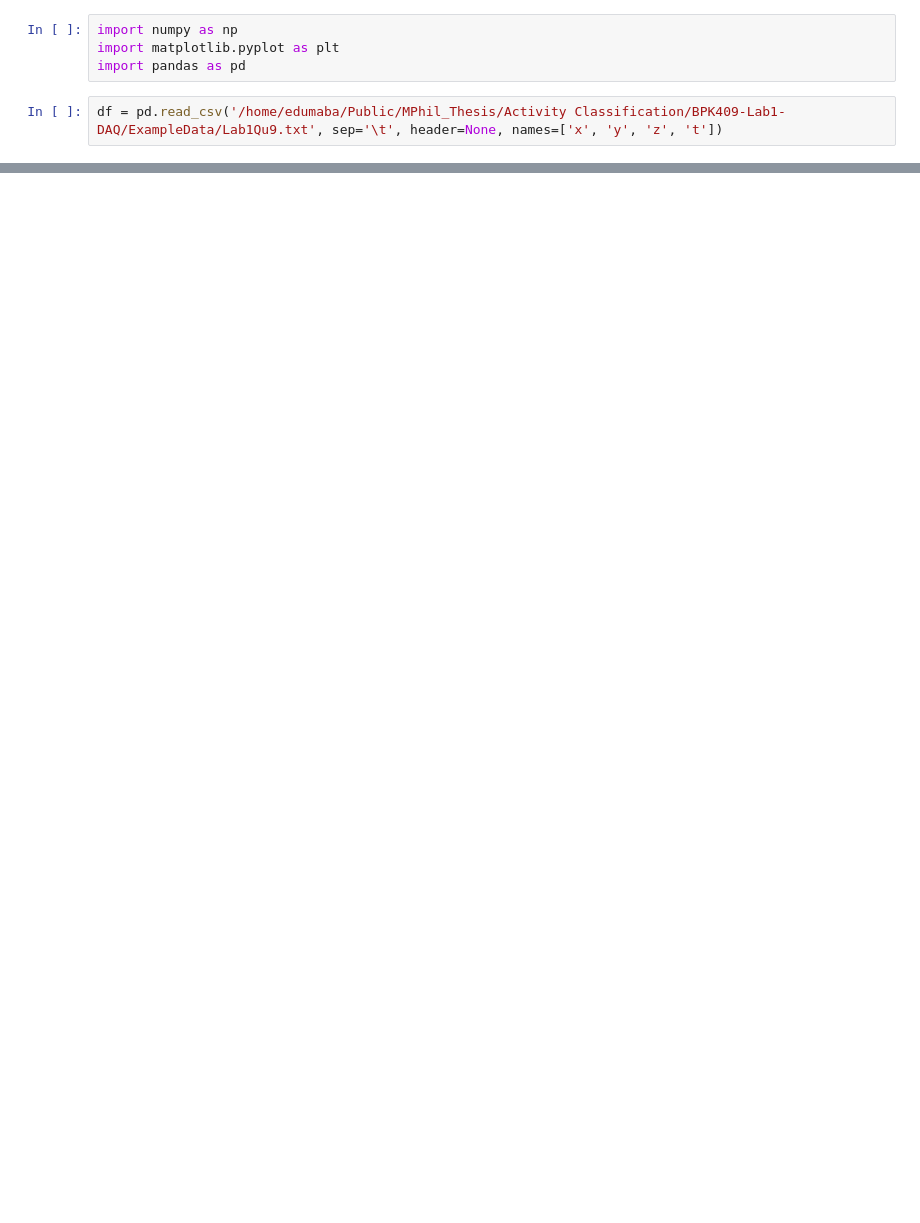
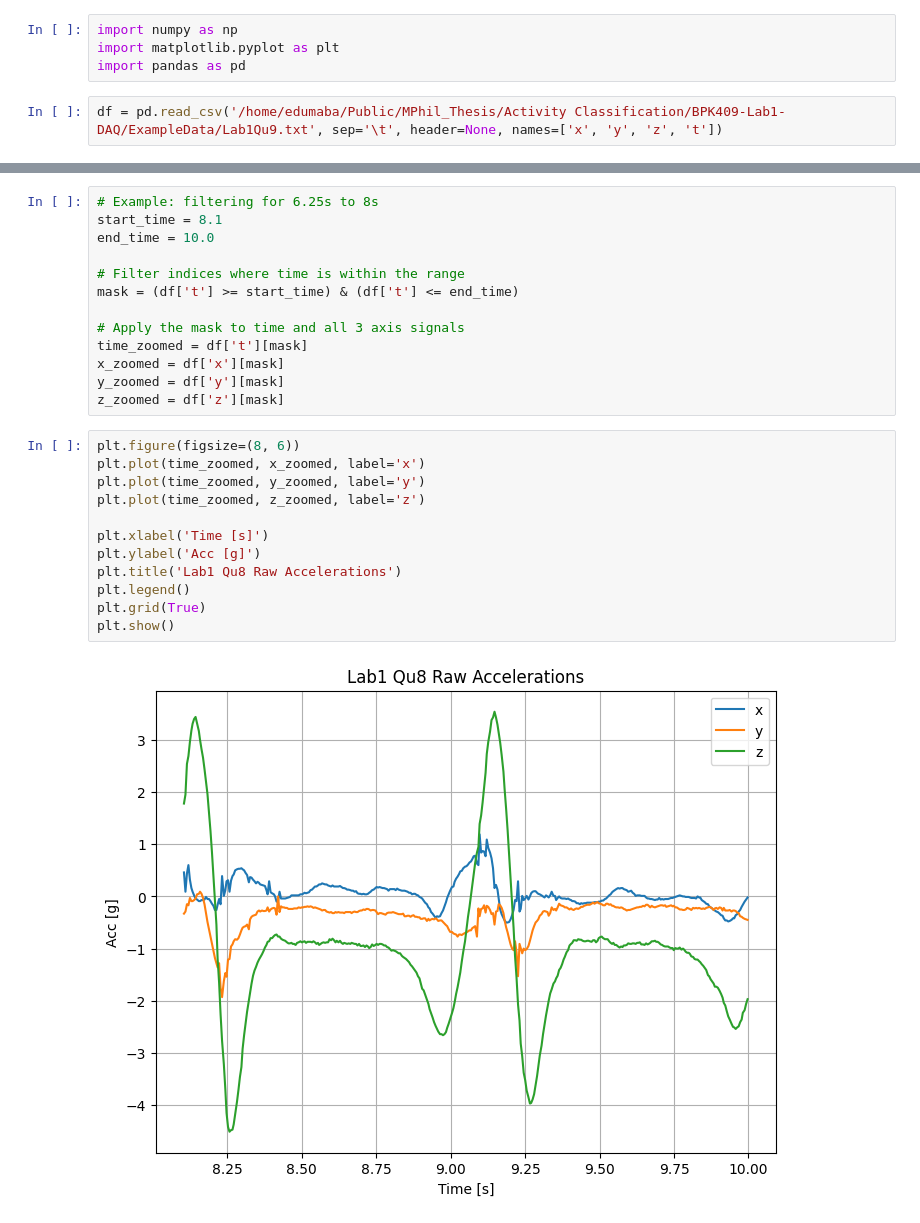
Before and after one commit to edumabagraham/BPK409-Lab1-DAQ, a Jupyter notebook: plots/lab1qu9.ipynb, the cells around one changed output, grey strips where cells are left out. Saved outputs shown, nothing was run; the diff lists cells and outputs as text; blank space fills up the shorter version.

```diff
--- a/plots/lab1qu9.ipynb
+++ b/plots/lab1qu9.ipynb
@@ -28,0 +33,27 @@ plt.grid()
+# %%
+# Example: filtering for 6.25s to 8s
+start_time = 8.1
+end_time = 10.0
+
+# Filter indices where time is within the range
+mask = (df['t'] >= start_time) & (df['t'] <= end_time)
+
+# Apply the mask to time and all 3 axis signals
+time_zoomed = df['t'][mask]
+x_zoomed = df['x'][mask]
+y_zoomed = df['y'][mask]
+z_zoomed = df['z'][mask]
+# %%
+plt.figure(figsize=(8, 6))
+plt.plot(time_zoomed, x_zoomed, label='x')
+plt.plot(time_zoomed, y_zoomed, label='y')
+plt.plot(time_zoomed, z_zoomed, label='z')
+
+plt.xlabel('Time [s]')
+plt.ylabel('Acc [g]')
+plt.title('Lab1 Qu8 Raw Accelerations')
+plt.legend()
+plt.grid(True)
+plt.show()
+# %% [output]
+[figure, added]
```
Also changed, not shown: parts of 3 cells of this notebook, 4 other files.
